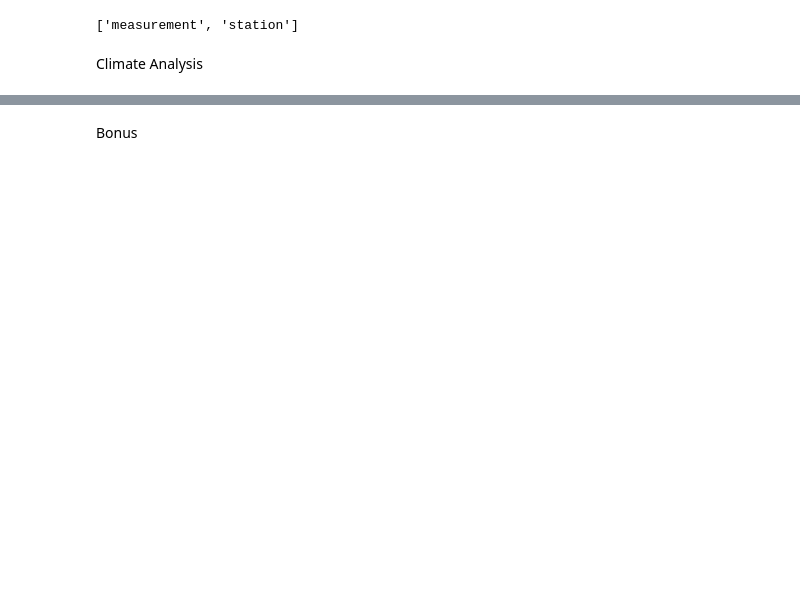
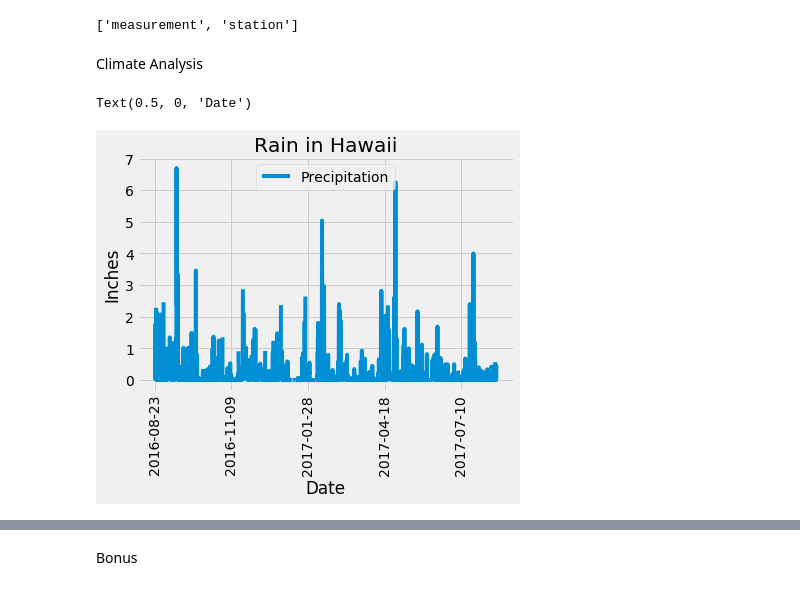
Before and after one commit to Whitney128/Homework, a Jupyter notebook: SQL-Alchemy-challenge/SQL-Alchemy_Challenge.ipynb, the cells around one changed output, grey strips where cells are left out. Drawn from its saved outputs; the diff is of its cells as text; code cells hidden in the pictures; blank space fills up the shorter version.

```diff
--- a/SQL-Alchemy-challenge/SQL-Alchemy_Challenge.ipynb
+++ b/SQL-Alchemy-challenge/SQL-Alchemy_Challenge.ipynb
@@ -36,16 +36,25 @@ session = Session(engine)
 # %% [markdown]
 Climate Analysis
 # %%
- # Design a query to retrieve the last 12 months of precipitation data and plot the results
+ # Design a query to retrieve the last 12 months of precipitation data and plot the result
 
 # Calculate the date 1 year ago from the last data point in the database
+last_year = datetime.date(2017, 8, 23) - datetime.timedelta(days=365)
 
 # Perform a query to retrieve the data and precipitation scores
-
+rain_dates = session.query(Measurement.date, Measurement.prcp).filter(Measurement.date >= last_year).all()
 # Save the query results as a Pandas DataFrame and set the index to the date column
-
+prcp_df = pd.DataFrame(rain_dates, columns=['Date', 'Precipitation'])
+prcp_df.set_index('Date', inplace=True)
 # Sort the dataframe by date
-
+prcp_df = prcp_df.sort_values('Date')
 # Use Pandas Plotting with Matplotlib to plot the data
+prcp_df.plot(rot=90)
+plt.title('Rain in Hawaii')
+plt.ylabel('Inches')
+plt.xlabel('Date')
+# %% [output]
+Text(0.5, 0, 'Date')
+[figure, added]
 # %%
 # Use Pandas to calcualte the summary statistics for the precipitation data
```
Also changed, not shown: parts of 14 cells of this notebook.
